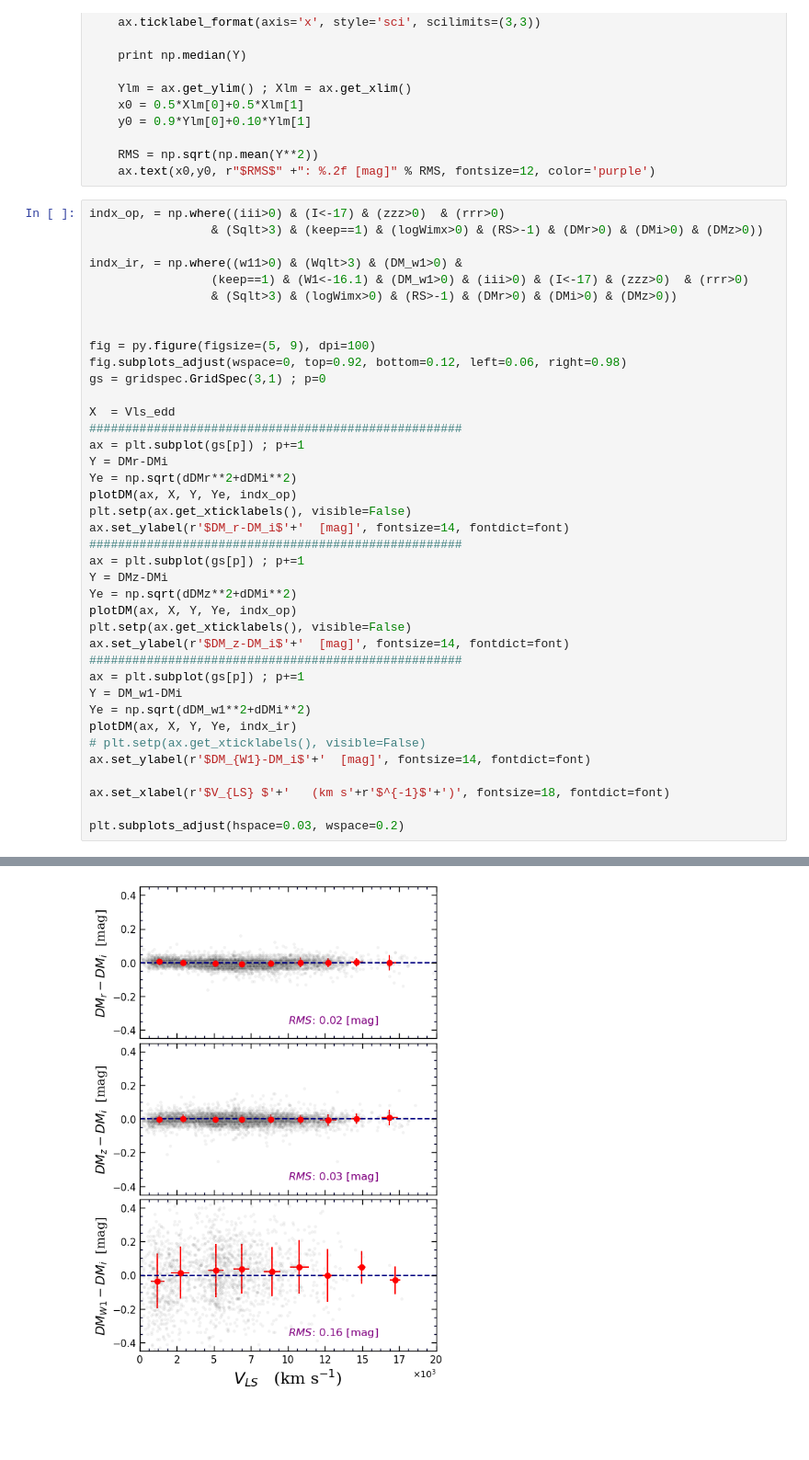
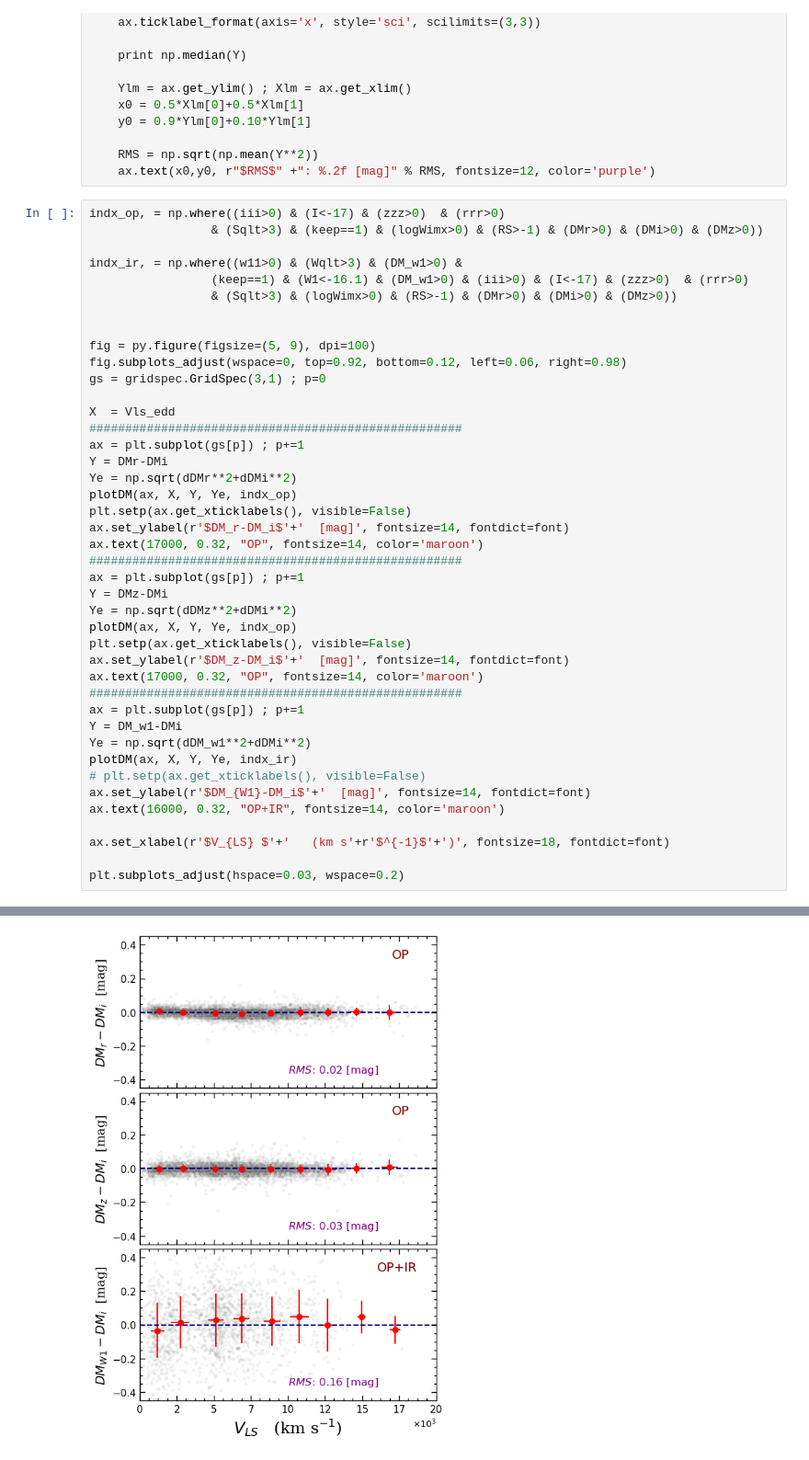
Before and after one commit to ekourkchi/TFcalibrators, a Jupyter notebook: Hubble_param-BandEvaluation-Paper.ipynb, the cells around one changed output, grey strips where cells are left out. Shown at 92% size. Cells and saved outputs as stored; diff of their text form; blank space fills up the shorter version.

```diff
--- a/Hubble_param-BandEvaluation-Paper.ipynb
+++ b/Hubble_param-BandEvaluation-Paper.ipynb
@@ -404,31 +439,34 @@ gs = gridspec.GridSpec(3,1) ; p=0
 X  = Vls_edd
 ####################################################
 ax = plt.subplot(gs[p]) ; p+=1
 Y = DMr-DMi
 Ye = np.sqrt(dDMr**2+dDMi**2)
 plotDM(ax, X, Y, Ye, indx_op)
 plt.setp(ax.get_xticklabels(), visible=False)
 ax.set_ylabel(r'$DM_r-DM_i$'+'  [mag]', fontsize=14, fontdict=font)
+ax.text(17000, 0.32, "OP", fontsize=14, color='maroon')
 ####################################################
 ax = plt.subplot(gs[p]) ; p+=1
 Y = DMz-DMi
 Ye = np.sqrt(dDMz**2+dDMi**2)
 plotDM(ax, X, Y, Ye, indx_op)
 plt.setp(ax.get_xticklabels(), visible=False)
 ax.set_ylabel(r'$DM_z-DM_i$'+'  [mag]', fontsize=14, fontdict=font)
+ax.text(17000, 0.32, "OP", fontsize=14, color='maroon')
 ####################################################
 ax = plt.subplot(gs[p]) ; p+=1
 Y = DM_w1-DMi
 Ye = np.sqrt(dDM_w1**2+dDMi**2)
 plotDM(ax, X, Y, Ye, indx_ir)
 # plt.setp(ax.get_xticklabels(), visible=False)
 ax.set_ylabel(r'$DM_{W1}-DM_i$'+'  [mag]', fontsize=14, fontdict=font)
+ax.text(16000, 0.32, "OP+IR", fontsize=14, color='maroon')
 
 ax.set_xlabel(r'$V_{LS} $'+'   (km s'+r'$^{-1}$'+')', fontsize=18, fontdict=font)
 
 plt.subplots_adjust(hspace=0.03, wspace=0.2)
 # %% [output]
 0.0
 0.0
 0.00999999999999801
-[figure, old version]
+[figure, new version]
```
Also changed, not shown: parts of 4 cells of this notebook, 1 other file.
